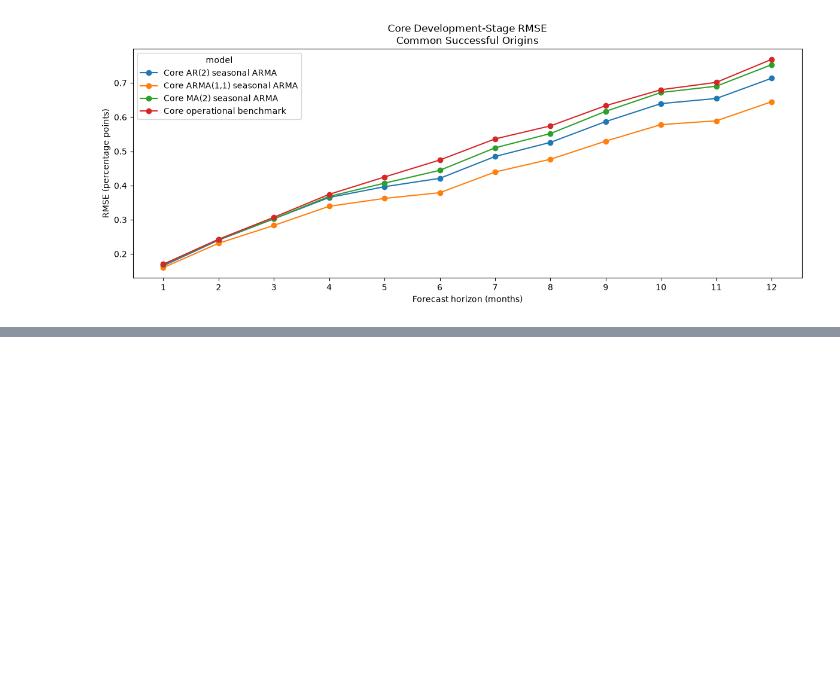
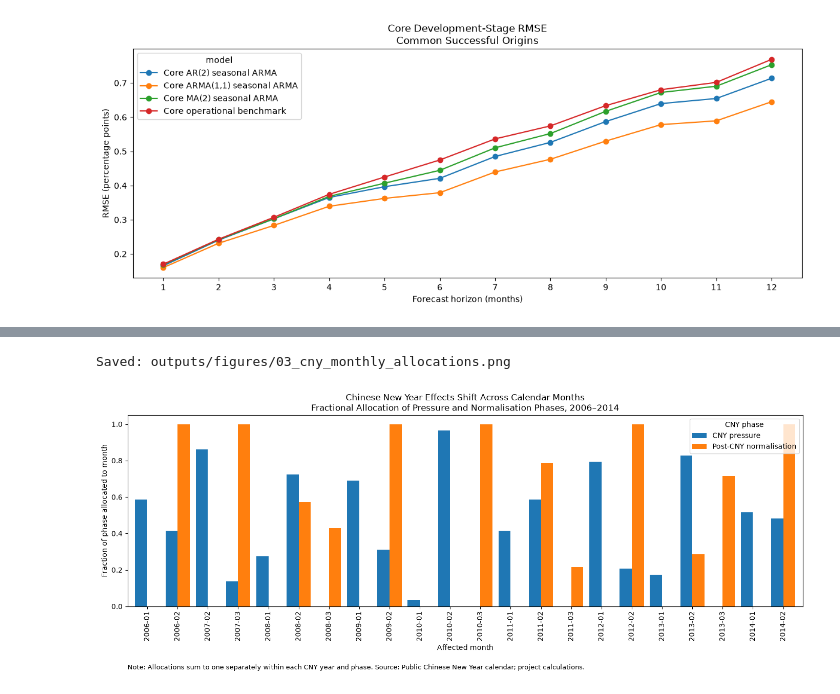
Before and after one commit to DarrenTay3142/DS607-Project---China-Inflation-Forecasting, a Jupyter notebook: notebooks/03_sarima_development.ipynb, the cells around one changed output, grey strips where cells are left out. Cells and saved outputs as stored; diff of their text form; code cells hidden in the pictures; blank space fills up the shorter version.

```diff
--- a/notebooks/03_sarima_development.ipynb
+++ b/notebooks/03_sarima_development.ipynb
@@ -4018,0 +4605,71 @@ plt.show()
+# %%
+# Plot and save CNY phase allocations
+
+OUTPUT_FIGURES = PROJECT_ROOT / "outputs" / "figures"
+OUTPUT_FIGURES.mkdir(parents=True, exist_ok=True)
+
+affected_cny_months = cny_regressors.loc[
+    cny_regressors.sum(axis=1) > 0
+].copy()
+
+plot_data = affected_cny_months.rename(
+    columns={
+        "cny_pressure": "CNY pressure",
+        "cny_normalisation": "Post-CNY normalisation",
+    }
+)
+
+plot_data.index = plot_data.index.strftime("%Y-%m")
+
+ax = plot_data.plot(
+    kind="bar",
+    figsize=(14, 6),
+    width=0.8,
+)
+
+ax.set_title(
+    "Chinese New Year Effects Shift Across Calendar Months\n"
+    "Fractional Allocation of Pressure and Normalisation Phases, 2006–2014"
+)
+
+ax.set_xlabel("Affected month")
+ax.set_ylabel("Fraction of phase allocated to month")
+ax.set_ylim(0, 1.05)
+ax.legend(
+    title="CNY phase",
+    loc="upper right",
+)
+
+ax.text(
+    0.0,
+    -0.30,
+    (
+        "Note: Allocations sum to one separately within each CNY year "
+        "and phase. Source: Public Chinese New Year calendar; "
+        "project calculations."
+    ),
+    transform=ax.transAxes,
+    fontsize=9,
+    ha="left",
+    va="top",
+)
+
+plt.tight_layout()
+
+figure_path = (
+    OUTPUT_FIGURES
+    / "03_cny_monthly_allocations.png"
+)
+
+ax.figure.savefig(
+    figure_path,
+    dpi=300,
+    bbox_inches="tight",
+)
+
+print("Saved:", figure_path.relative_to(PROJECT_ROOT))
+
+plt.show()
+# %% [output]
+Saved: outputs/figures/03_cny_monthly_allocations.png
+[figure, added]
```
Also changed, not shown: parts of 33 cells of this notebook, 44 other files.
